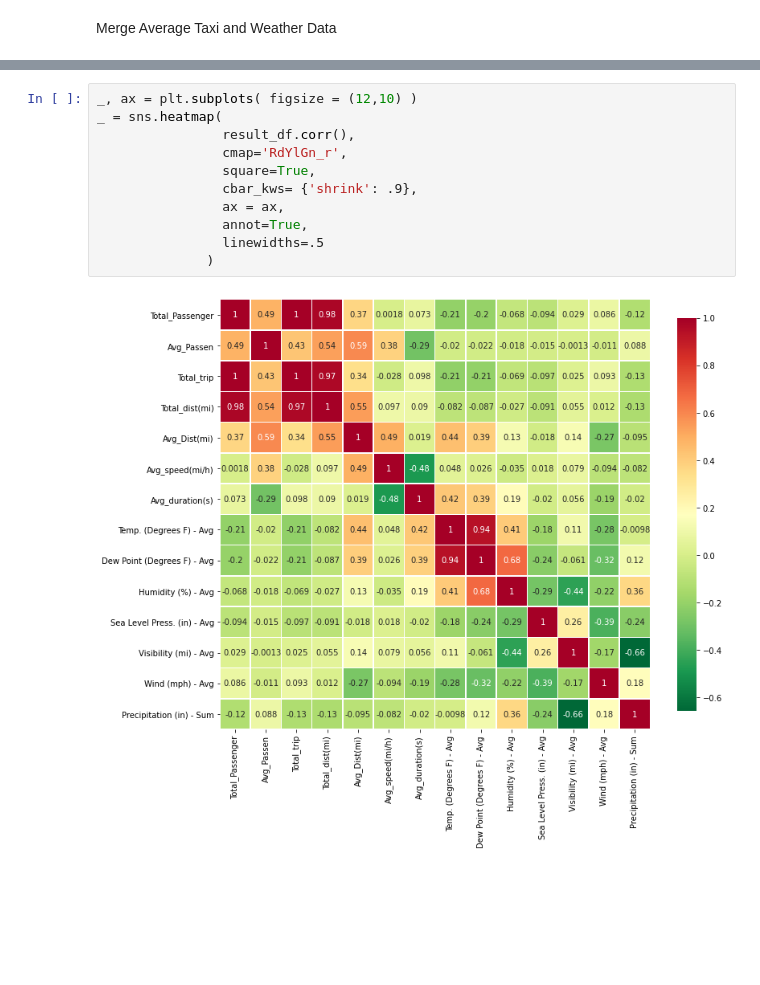
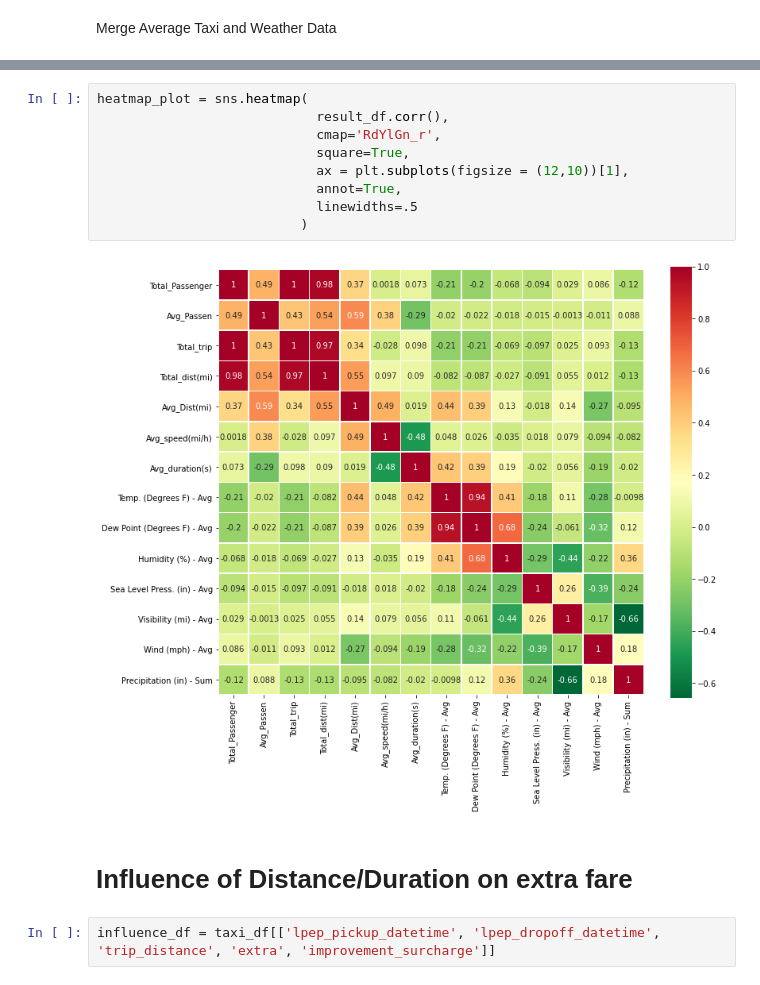
Before and after one commit to adhish70/Taxi_Fare_Prediction-CS672_Project, a Jupyter notebook: main_design.ipynb, the cells around one changed output, grey strips where cells are left out. Drawn from its saved outputs; the diff is of its cells as text; blank space fills up the shorter version.

```diff
--- a/main_design.ipynb
+++ b/main_design.ipynb
@@ -733,13 +732,15 @@ memory usage: 40.2 KB
 # %%
-_, ax = plt.subplots( figsize = (12,10) )
-_ = sns.heatmap(
-                result_df.corr(),
-                cmap='RdYlGn_r',
-                square=True,
-                cbar_kws= {'shrink': .9},
-                ax = ax,
-                annot=True,
-                linewidths=.5
-              )
+heatmap_plot = sns.heatmap(
+                            result_df.corr(),
+                            cmap='RdYlGn_r',
+                            square=True,
+                            ax = plt.subplots(figsize = (12,10))[1],
+                            annot=True,
+                            linewidths=.5
+                          )
 # %% [output]
-[figure, old version]
+[figure, new version]
+# %% [markdown]
+# Influence of Distance/Duration on extra fare
+# %%
+influence_df = taxi_df[['lpep_pickup_datetime', 'lpep_dropoff_datetime', 'trip_distance', 'extra', 'improvement_surcharge']]
```
Also changed, not shown: parts of 43 cells of this notebook.
